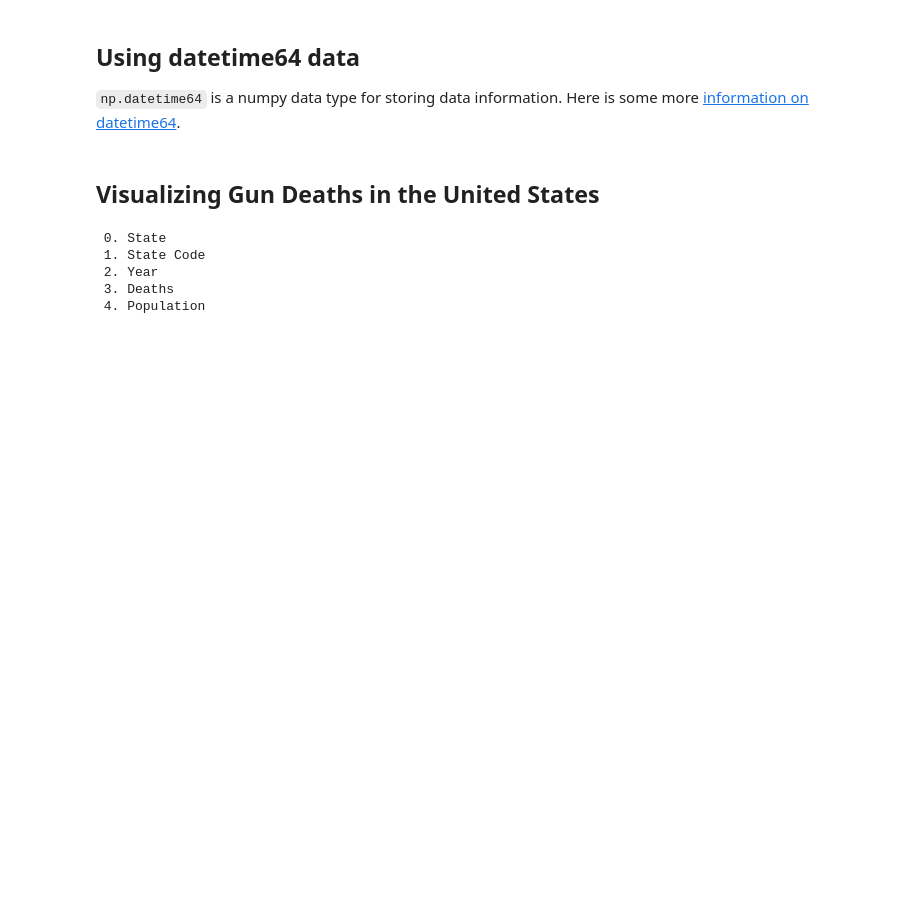
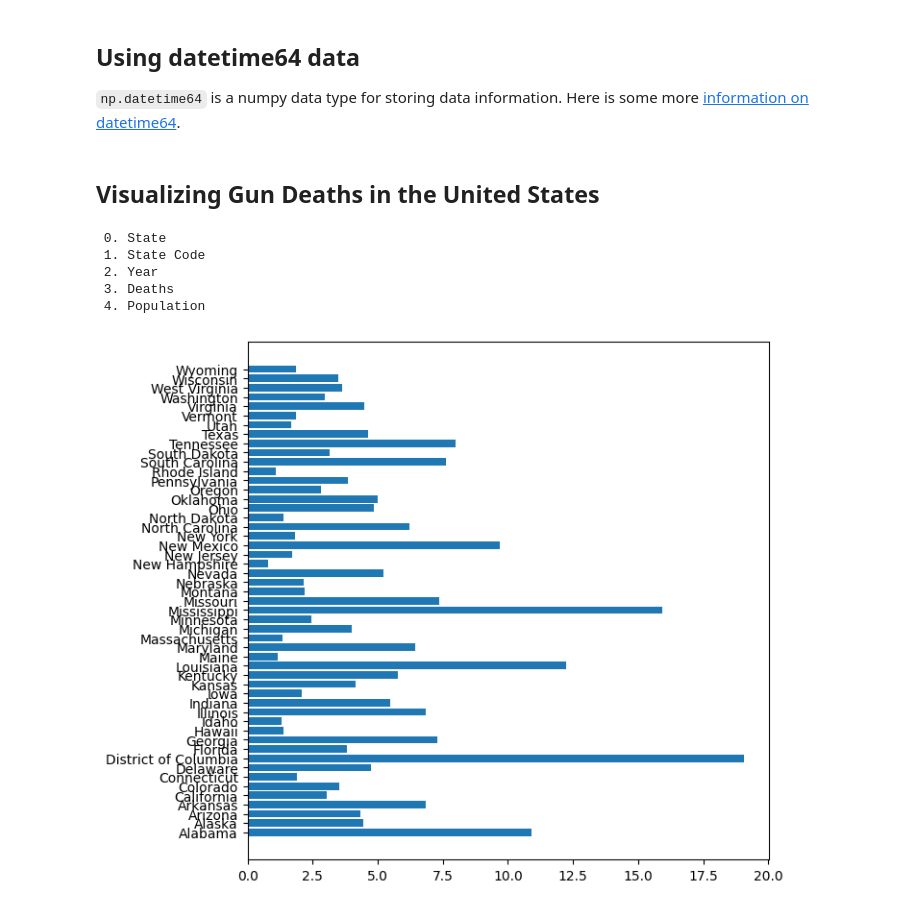
Before and after one commit to GettysburgDataScience/DS256-Notes, a Jupyter notebook: 02_numpy_matplotlib/03_matplotlib_practice.ipynb, the cells around one changed output. Saved outputs shown, nothing was run; the diff lists cells and outputs as text; code cells hidden in the pictures; blank space fills up the shorter version.

```diff
--- a/02_numpy_matplotlib/03_matplotlib_practice.ipynb
+++ b/02_numpy_matplotlib/03_matplotlib_practice.ipynb
@@ -114,3 +146,43 @@ print_list(gun_deaths_headers)
  2. Year
  3. Deaths
  4. Population
+# %%
+
+
+state = np.genfromtxt(gun_deaths_git, delimiter = ',',
+                       dtype = str,
+                      usecols = 0, skip_header = 1)
+
+year = np.genfromtxt(gun_deaths_git, delimiter = ',',
+                       dtype = int,
+                      usecols = 2, skip_header = 1)
+
+deaths = np.genfromtxt(gun_deaths_git, delimiter = ',',
+                       dtype = int,
+                      usecols = 3, skip_header = 1)
+
+popu = np.genfromtxt(gun_deaths_git, delimiter = ',',
+                       dtype = int,
+                      usecols = 4, skip_header = 1)
+# %%
+popu_100k = popu/100000
+# %%
+death_per_100k = deaths/popu_100k
+# %%
+year_mask = year==2024
+
+popu_100k = popu_100k[year_mask]
+death_per_100k = death_per_100k[year_mask]
+state = state[year_mask]
+# %%
+
+fig, ax = plt.subplots(1,1, figsize = (7,7))
+
+ax.barh(np.arange(len(state)), death_per_100k)
+
+ax.set(
+    yticks = np.arange(len(state)),
+    yticklabels = state)
+plt.show()
+# %% [output]
+[figure, added]
```
Also changed, not shown: parts of 9 cells of this notebook, 1 other file.
